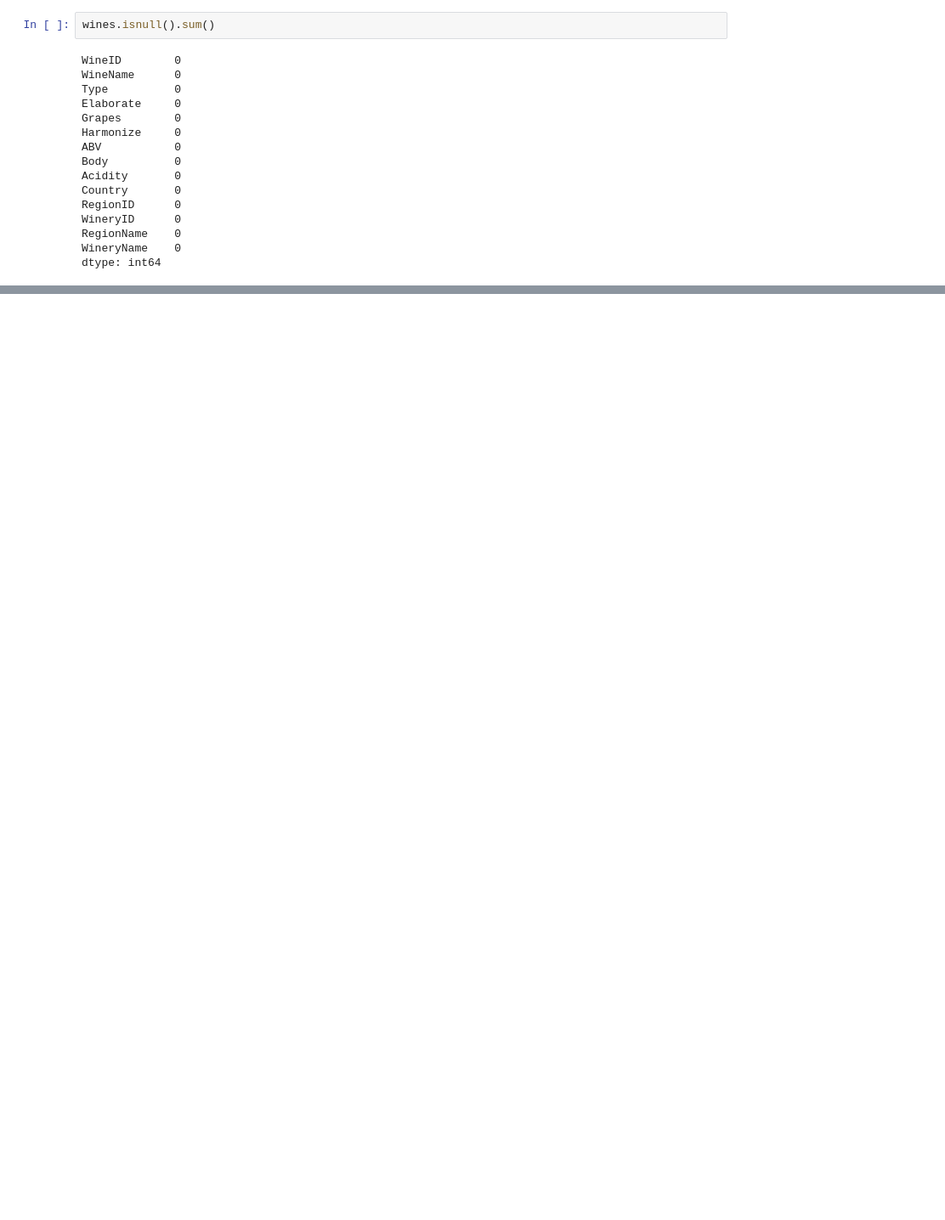
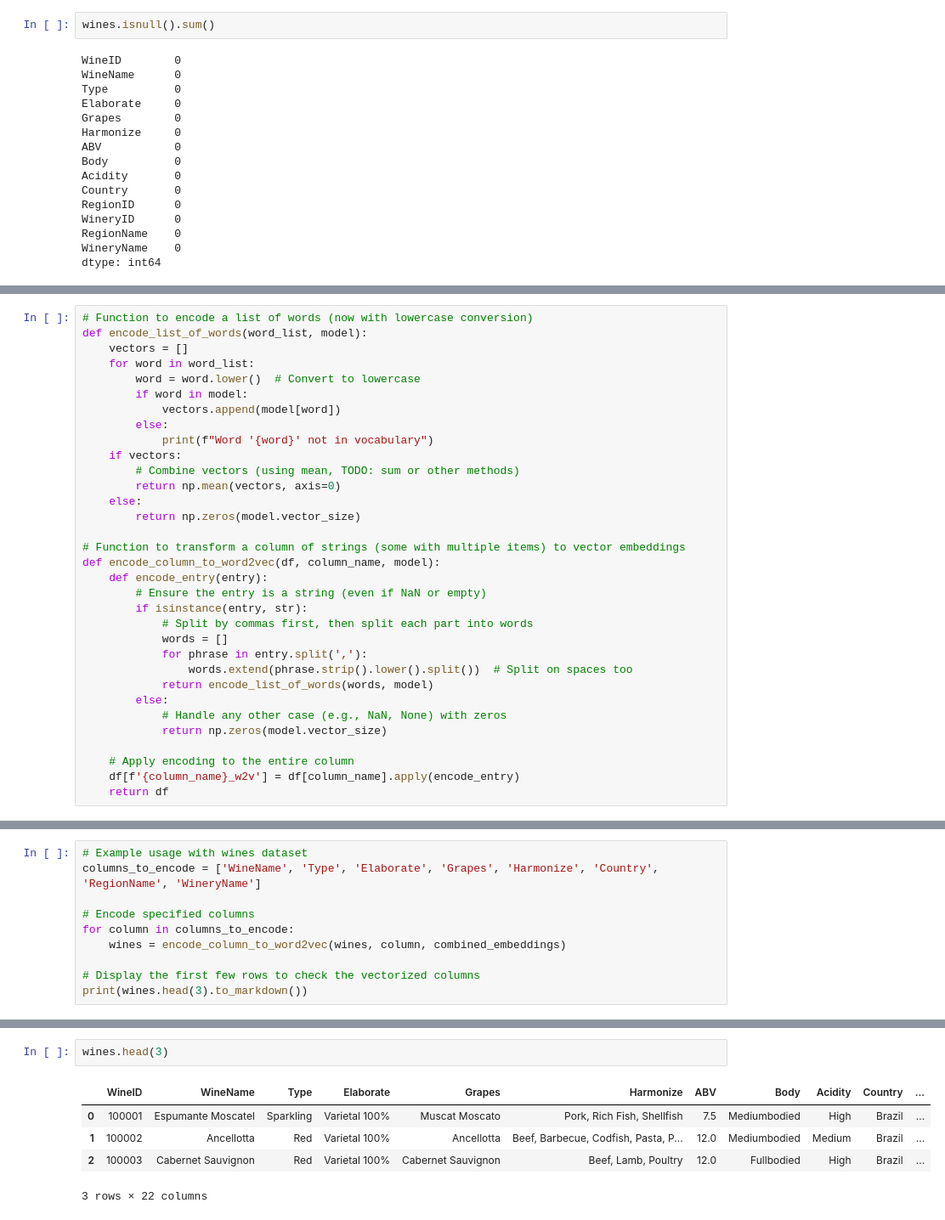
Before and after one commit to PavelDetvan/recommender_group20, a Jupyter notebook: knn_w2v.ipynb, the cells around one changed output, grey strips where cells are left out. Shown: that part at 85% size. Cells and saved outputs as stored; diff of their text form; blank space fills up the shorter version.

```diff
--- a/knn_w2v.ipynb
+++ b/knn_w2v.ipynb
@@ -174,0 +223,33 @@ print(f"\nCosine similarity between the two lists: {cosine_similarity}")
+# %%
+# Function to encode a list of words (now with lowercase conversion)
+def encode_list_of_words(word_list, model):
+    vectors = []
+    for word in word_list:
+        word = word.lower()  # Convert to lowercase
+        if word in model:
+            vectors.append(model[word])
+        else:
+            print(f"Word '{word}' not in vocabulary")
+    if vectors:
+        # Combine vectors (using mean, TODO: sum or other methods)
+        return np.mean(vectors, axis=0)
+    else:
+        return np.zeros(model.vector_size)
+
+# Function to transform a column of strings (some with multiple items) to vector embeddings
+def encode_column_to_word2vec(df, column_name, model):
+    def encode_entry(entry):
+        # Ensure the entry is a string (even if NaN or empty)
+        if isinstance(entry, str):
+            # Split by commas first, then split each part into words
+            words = []
+            for phrase in entry.split(','):
+                words.extend(phrase.strip().lower().split())  # Split on spaces too
+            return encode_list_of_words(words, model)
+        else:
+            # Handle any other case (e.g., NaN, None) with zeros
+            return np.zeros(model.vector_size)
+
+    # Apply encoding to the entire column
+    df[f'{column_name}_w2v'] = df[column_name].apply(encode_entry)
+    return df
@@ -174,0 +263,10 @@ print(f"\nCosine similarity between the two lists: {cosine_similarity}")
+# %%
+# Example usage with wines dataset
+columns_to_encode = ['WineName', 'Type', 'Elaborate', 'Grapes', 'Harmonize', 'Country', 'RegionName', 'WineryName']
+
+# Encode specified columns
+for column in columns_to_encode:
+    wines = encode_column_to_word2vec(wines, column, combined_embeddings)
+
+# Display the first few rows to check the vectorized columns
+print(wines.head(3).to_markdown())
@@ -174,0 +291,8 @@ print(f"\nCosine similarity between the two lists: {cosine_similarity}")
+# %%
+wines.head(3)
+# %% [output]
+|  | WineID | WineName | Type | Elaborate | Grapes | Harmonize | ABV | Body | Acidity | Country | ... |
+| 0 | 100001 | Espumante Moscatel | Sparkling | Varietal 100% | Muscat Moscato | Pork, Rich Fish, Shellfish | 7.5 | Mediumbodied | High | Brazil | ... |
+| 1 | 100002 | Ancellotta | Red | Varietal 100% | Ancellotta | Beef, Barbecue, Codfish, Pasta, P... | 12.0 | Mediumbodied | Medium | Brazil | ... |
+| 2 | 100003 | Cabernet Sauvignon | Red | Varietal 100% | Cabernet Sauvignon | Beef, Lamb, Poultry | 12.0 | Fullbodied | High | Brazil | ... |
+3 rows × 22 columns
```
Also changed, not shown: parts of 26 cells of this notebook, 1 other file.
